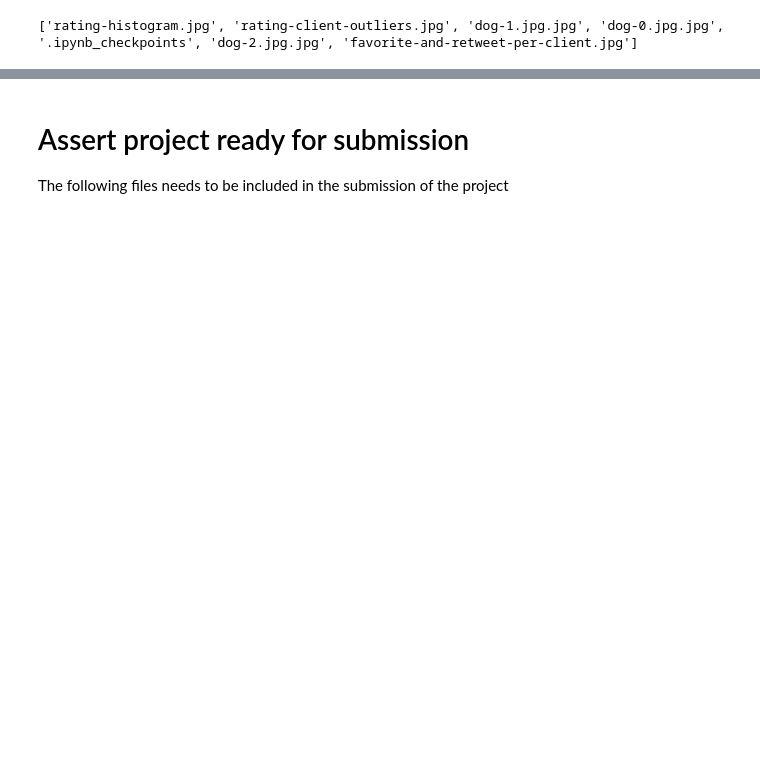
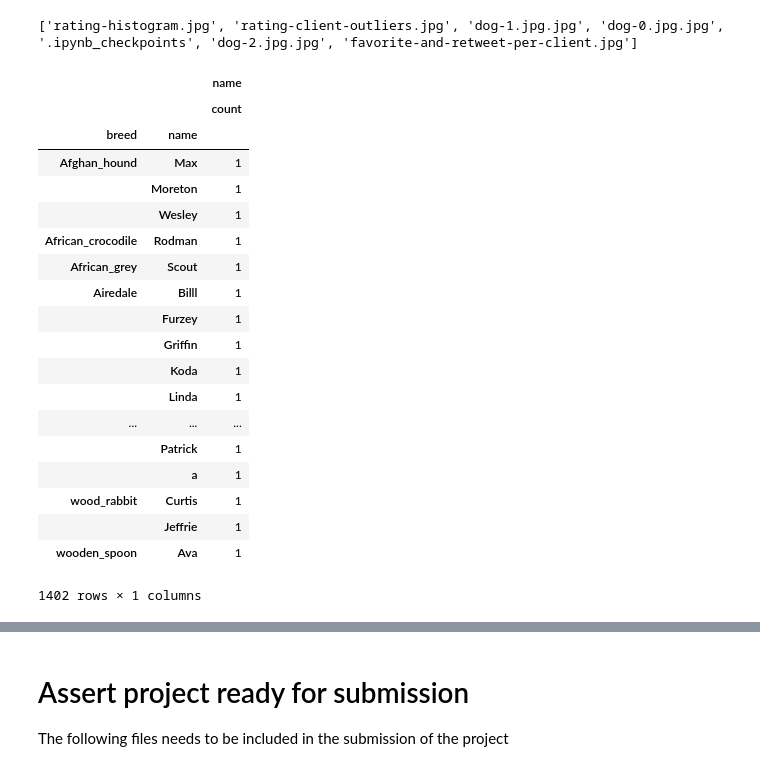
Before and after one commit to marcusholmgren/wrangle-weratedogs, a Jupyter notebook: wrangle_act.ipynb, the cells around one changed output, grey strips where cells are left out. Saved outputs shown, nothing was run; the diff lists cells and outputs as text; code cells hidden in the pictures; blank space fills up the shorter version.

```diff
--- a/wrangle_act.ipynb
+++ b/wrangle_act.ipynb
@@ -770,3 +828,26 @@ for i in range(3):
 print(os.listdir(IMAGES_DIR))
 # %% [output]
 ['rating-histogram.jpg', 'rating-client-outliers.jpg', 'dog-1.jpg.jpg', 'dog-0.jpg.jpg', '.ipynb_checkpoints', 'dog-2.jpg.jpg', 'favorite-and-retweet-per-client.jpg']
+# %%
+master_df[master_df['group'] == 'p1'].groupby(['breed', 'name']).agg({'name': ['count']})
+# %% [output]
+|  |  | name |
+|  |  | count |
+| breed | name |  |
+| Afghan_hound | Max | 1 |
+|  | Moreton | 1 |
+|  | Wesley | 1 |
+| African_crocodile | Rodman | 1 |
+| African_grey | Scout | 1 |
+| Airedale | Billl | 1 |
+|  | Furzey | 1 |
+|  | Griffin | 1 |
+|  | Koda | 1 |
+|  | Linda | 1 |
+| ... | ... | ... |
+|  | Patrick | 1 |
+|  | a | 1 |
+| wood_rabbit | Curtis | 1 |
+|  | Jeffrie | 1 |
+| wooden_spoon | Ava | 1 |
+1402 rows × 1 columns
```
Also changed, not shown: parts of 30 cells of this notebook.
